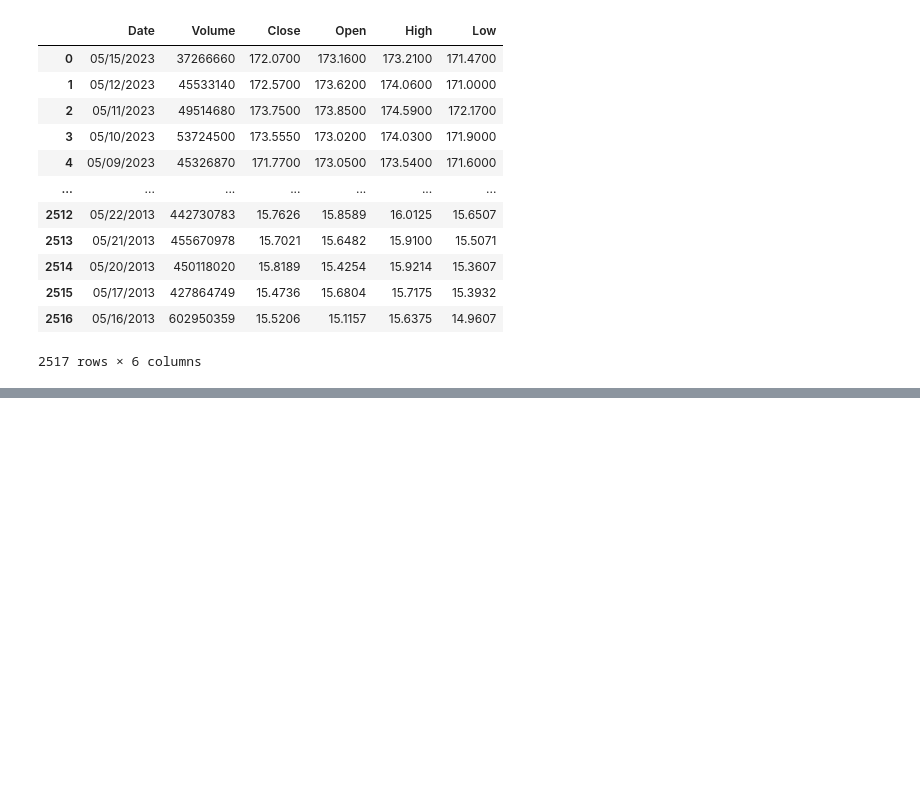
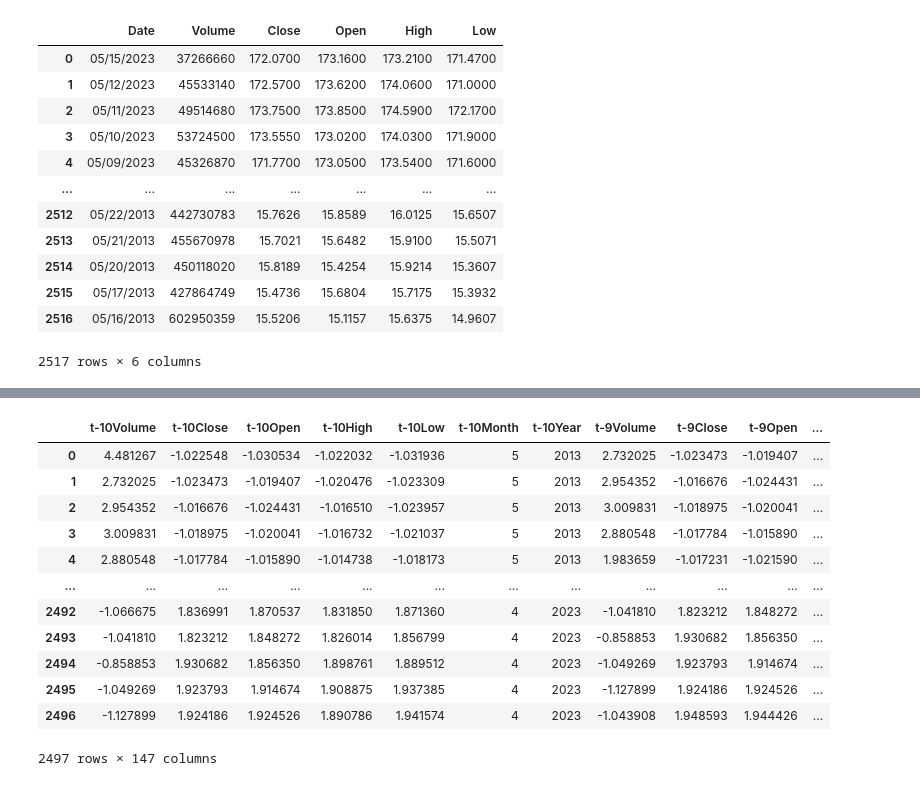
Before and after one commit to PhillipFeldman/StocksAI, a Jupyter notebook: Improve_Model1.ipynb, the cells around one changed output, grey strips where cells are left out. Cells and saved outputs as stored; diff of their text form; code cells hidden in the pictures; blank space fills up the shorter version.

```diff
--- a/Improve_Model1.ipynb
+++ b/Improve_Model1.ipynb
@@ -97,0 +240,26 @@ df
+# %%
+for apple_col in list(apple2):
+    MEAN = apple2[apple_col].mean()
+    STD = apple2[apple_col].std()
+    for df_col in list(df):
+        if apple_col in df_col:
+            if apple_col =='Month' or apple_col == 'Year':
+                df = df.astype({df_col: 'int32'})
+            else:
+                df[df_col]=(df[df_col]-MEAN)/STD
+# %%
+df
+# %% [output]
+|  | t-10Volume | t-10Close | t-10Open | t-10High | t-10Low | t-10Month | t-10Year | t-9Volume | t-9Close | t-9Open | ... |
+| 0 | 4.481267 | -1.022548 | -1.030534 | -1.022032 | -1.031936 | 5 | 2013 | 2.732025 | -1.023473 | -1.019407 | ... |
+| 1 | 2.732025 | -1.023473 | -1.019407 | -1.020476 | -1.023309 | 5 | 2013 | 2.954352 | -1.016676 | -1.024431 | ... |
+| 2 | 2.954352 | -1.016676 | -1.024431 | -1.016510 | -1.023957 | 5 | 2013 | 3.009831 | -1.018975 | -1.020041 | ... |
+| 3 | 3.009831 | -1.018975 | -1.020041 | -1.016732 | -1.021037 | 5 | 2013 | 2.880548 | -1.017784 | -1.015890 | ... |
+| 4 | 2.880548 | -1.017784 | -1.015890 | -1.014738 | -1.018173 | 5 | 2013 | 1.983659 | -1.017231 | -1.021590 | ... |
+| ... | ... | ... | ... | ... | ... | ... | ... | ... | ... | ... | ... |
+| 2492 | -1.066675 | 1.836991 | 1.870537 | 1.831850 | 1.871360 | 4 | 2023 | -1.041810 | 1.823212 | 1.848272 | ... |
+| 2493 | -1.041810 | 1.823212 | 1.848272 | 1.826014 | 1.856799 | 4 | 2023 | -0.858853 | 1.930682 | 1.856350 | ... |
+| 2494 | -0.858853 | 1.930682 | 1.856350 | 1.898761 | 1.889512 | 4 | 2023 | -1.049269 | 1.923793 | 1.914674 | ... |
+| 2495 | -1.049269 | 1.923793 | 1.914674 | 1.908875 | 1.937385 | 4 | 2023 | -1.127899 | 1.924186 | 1.924526 | ... |
+| 2496 | -1.127899 | 1.924186 | 1.924526 | 1.890786 | 1.941574 | 4 | 2023 | -1.043908 | 1.948593 | 1.944426 | ... |
+2497 rows × 147 columns
```
Also changed, not shown: parts of 14 cells of this notebook.
